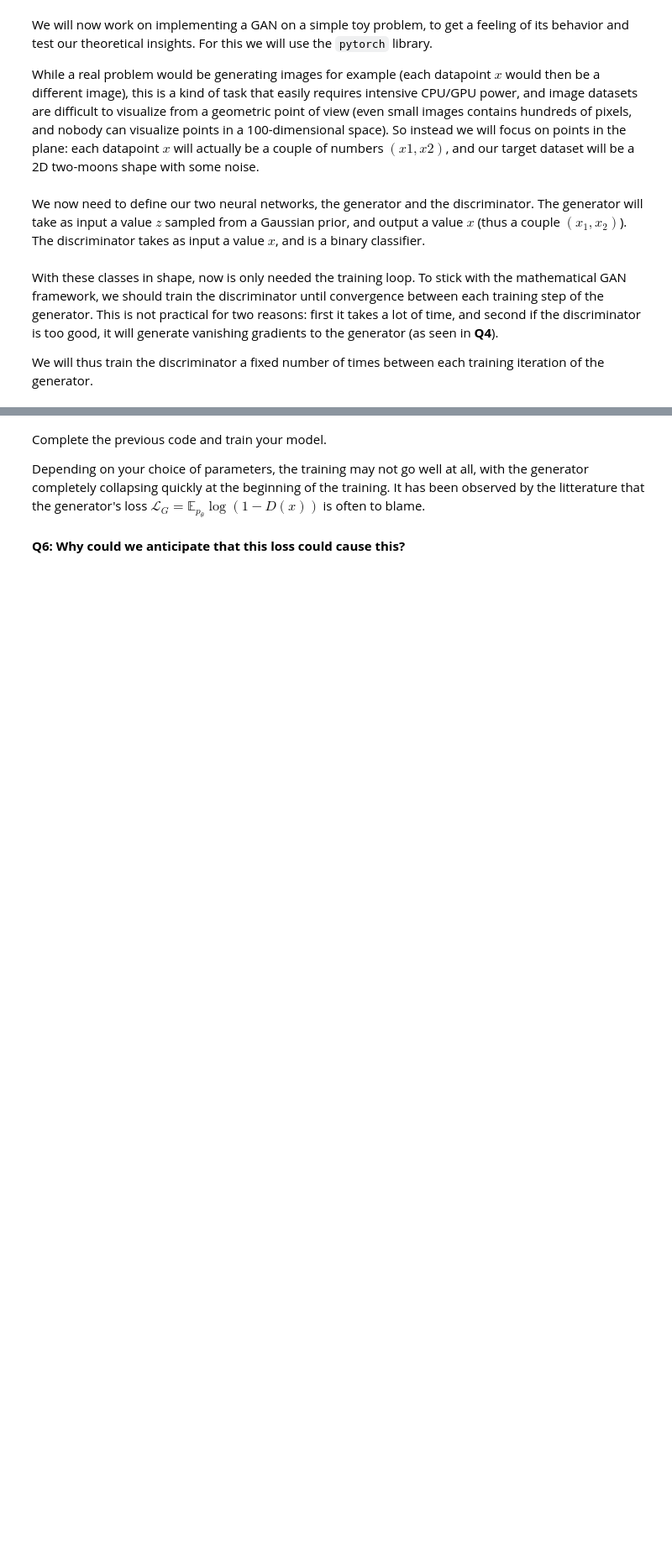
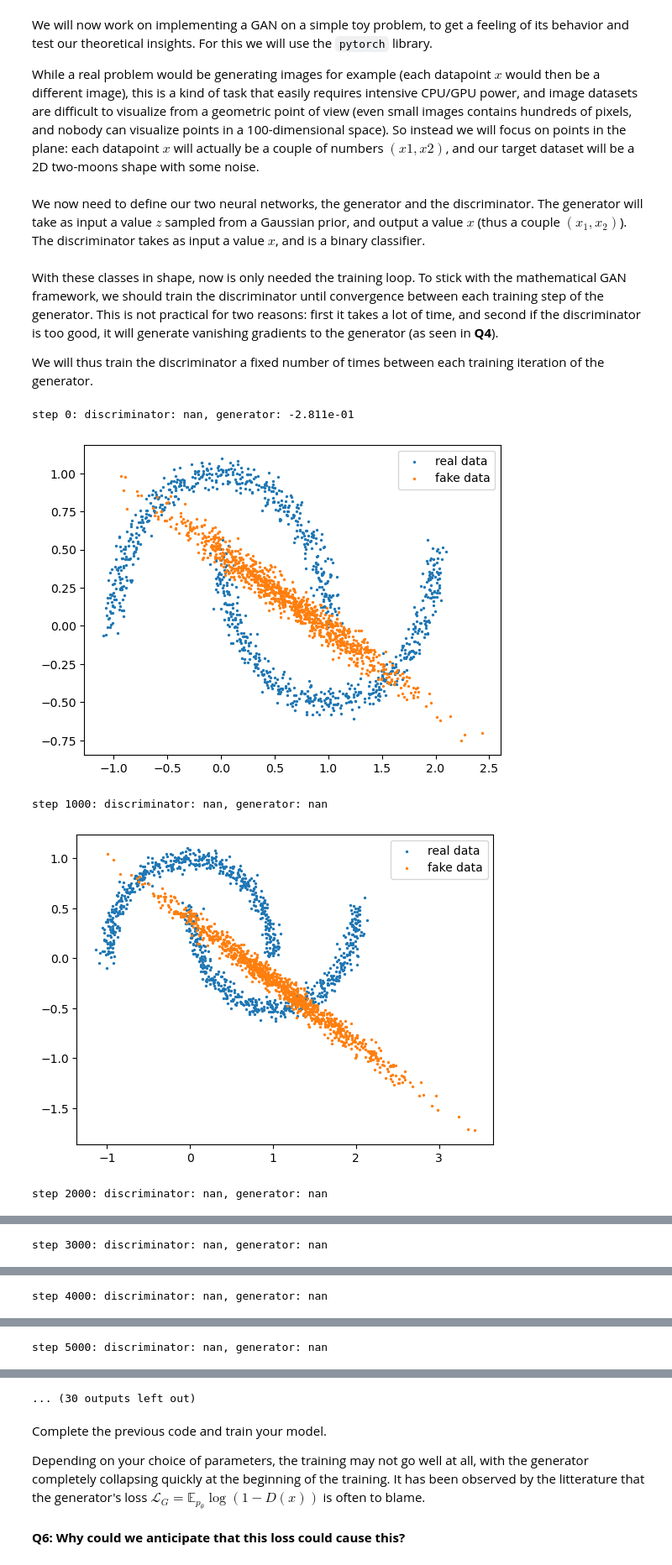
Before and after one commit to BenjaminDeporte/MVA_DLiP_6, a Jupyter notebook: TP6_generative_models.ipynb, the cells around one changed output, grey strips where cells are left out. Shown at 84% size. Cells and saved outputs as stored; diff of their text form; code cells hidden in the pictures; blank space fills up the shorter version.

```diff
--- a/TP6_generative_models.ipynb
+++ b/TP6_generative_models.ipynb
@@ -236,33 +290,39 @@ optim_gen = torch.optim.Adam(generator.parameters(), lr=0.001, betas=(0.5,0.9))
 discriminator = Discriminator()
 optim_disc = torch.optim.Adam(discriminator.parameters(), lr=0.001, betas=(0.5,0.9))
 
 for i in range(N_ITER):
     # train the discriminator
     for _ in range(TRAIN_RATIO):
         discriminator.zero_grad()
         real_batch = generate_batch(BATCHLEN)
         fake_batch = generator.generate(BATCHLEN)
         #
-        # == COMPUTE THE DISCRIMINATOR LOSS HERE ==
+        # == COMPUTE DISCRIMINATOR LOSS HERE ==
+        disc_loss = -torch.mean(torch.log(discriminator(real_batch)) + torch.log(1 - discriminator(fake_batch)))
         #
-        disc_loss = 0
         disc_loss.backward()
         optim_disc.step()
     # train the generator
     generator.zero_grad()
     fake_batch = generator.generate(BATCHLEN)
     #
     # == COMPUTE THE GENERATOR LOSS HERE
+    gen_loss = torch.mean(torch.log(1-discriminator(fake_batch)))
     #
-    gen_loss = 0
     gen_loss.backward()
     optim_gen.step()
     if i%1000 == 0:
         print('step {}: discriminator: {:.3e}, generator: {:.3e}'.format(i, float(disc_loss), float(gen_loss)))
         # plot the result
         real_batch = generate_batch(1024)
         fake_batch = generator.generate(1024).detach()
         plt.scatter(real_batch[:,0], real_batch[:,1], s=2.0, label='real data')
         plt.scatter(fake_batch[:,0], fake_batch[:,1], s=2.0, label='fake data')
         plt.legend()
         plt.show()
+# %% [output]
+step 0: discriminator: nan, generator: -2.811e-01
+[figure, added]
+step 1000: discriminator: nan, generator: nan
+[figure, added]
+step 2000: discriminator: nan, generator: nan
@@ -268,0 +330 @@ for i in range(N_ITER):
+step 3000: discriminator: nan, generator: nan
@@ -268,0 +332 @@ for i in range(N_ITER):
+step 4000: discriminator: nan, generator: nan
@@ -268,0 +334 @@ for i in range(N_ITER):
+step 5000: discriminator: nan, generator: nan
@@ -269,3 +336,4 @@ for i in range(N_ITER):
+... (30 outputs left out)
 # %% [markdown]
 Complete the previous code and train your model.
 
```
Also changed, not shown: parts of 17 cells of this notebook.
